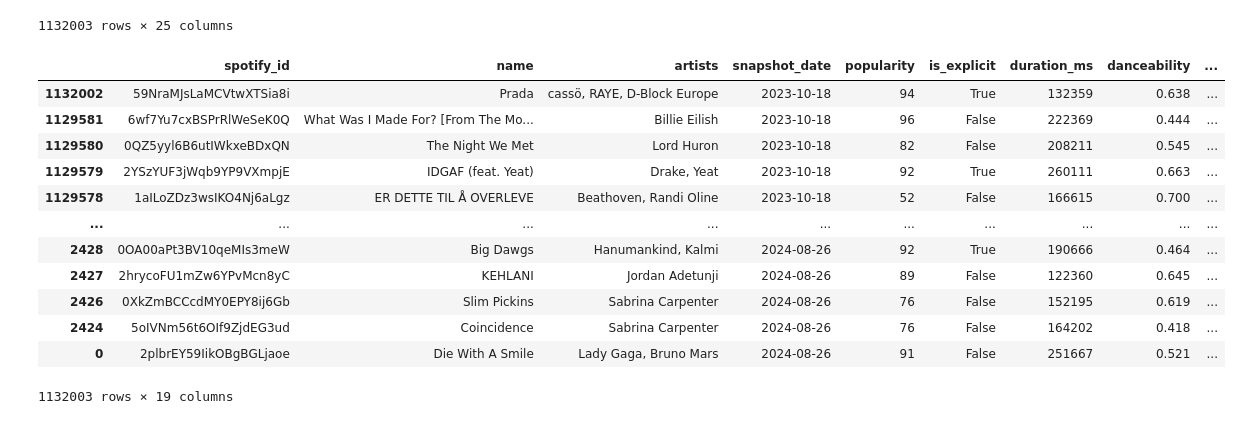
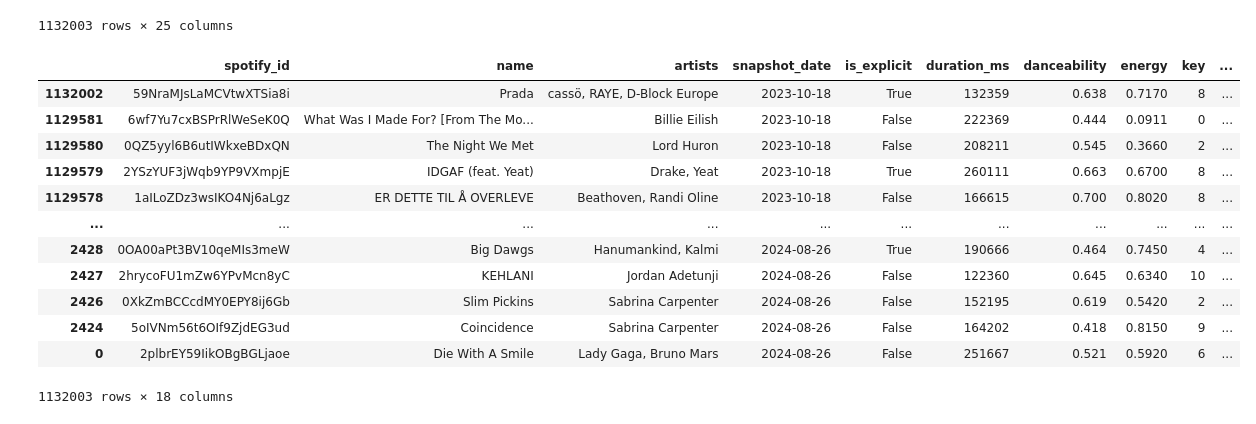
Before and after one commit to rhoai-mlops/jukebox, a Jupyter notebook: 99-data_prep/generate_datasets.ipynb, the cells around one changed output. Saved outputs shown, nothing was run; the diff lists cells and outputs as text; code cells hidden in the pictures.

Commit message:
Who puts popularity as a song property?

```diff
--- a/99-data_prep/generate_datasets.ipynb
+++ b/99-data_prep/generate_datasets.ipynb
@@ -21,24 +21,43 @@ data
 | 1132002 | 59NraMJsLaMCVtwXTSia8i | Prada | cassö, RAYE, D-Block Europe | 50 | 0 | 0 | AE | 2023-10-18 | ... |
 1132003 rows × 25 columns
 # %%
-data_song_properties = data.drop(["daily_rank", "daily_movement", "weekly_movement", "country", "album_name", "album_release_date"], axis=1)
+data_song_properties = data[[
+    "spotify_id",
+    "name",
+    "artists",
+    "snapshot_date",
+    "is_explicit",
+    "duration_ms",
+    "danceability",
+    "energy",
+    "key",
+    "loudness",
+    "mode",
+    "speechiness",
+    "acousticness",
+    "instrumentalness",
+    "liveness",
+    "valence",
+    "tempo",
+    "time_signature"
+]].copy()
 data_song_properties["snapshot_date"] = data_song_properties["snapshot_date"].apply(lambda x: datetime.strptime(x, '%Y-%m-%d'))
 data_song_properties = data_song_properties.sort_values(by="snapshot_date", ascending=True)
 data_song_properties
 # %% [output]
-|  | spotify_id | name | artists | snapshot_date | popularity | is_explicit | duration_ms | danceability | ... |
-| 1132002 | 59NraMJsLaMCVtwXTSia8i | Prada | cassö, RAYE, D-Block Europe | 2023-10-18 | 94 | True | 132359 | 0.638 | ... |
-| 1129581 | 6wf7Yu7cxBSPrRlWeSeK0Q | What Was I Made For? [From The Mo... | Billie Eilish | 2023-10-18 | 96 | False | 222369 | 0.444 | ... |
-| 1129580 | 0QZ5yyl6B6utIWkxeBDxQN | The Night We Met | Lord Huron | 2023-10-18 | 82 | False | 208211 | 0.545 | ... |
-| 1129579 | 2YSzYUF3jWqb9YP9VXmpjE | IDGAF (feat. Yeat) | Drake, Yeat | 2023-10-18 | 92 | True | 260111 | 0.663 | ... |
-| 1129578 | 1aILoZDz3wsIKO4Nj6aLgz | ER DETTE TIL Å OVERLEVE | Beathoven, Randi Oline | 2023-10-18 | 52 | False | 166615 | 0.700 | ... |
-| ... | ... | ... | ... | ... | ... | ... | ... | ... | ... |
-| 2428 | 0OA00aPt3BV10qeMIs3meW | Big Dawgs | Hanumankind, Kalmi | 2024-08-26 | 92 | True | 190666 | 0.464 | ... |
-| 2427 | 2hrycoFU1mZw6YPvMcn8yC | KEHLANI | Jordan Adetunji | 2024-08-26 | 89 | False | 122360 | 0.645 | ... |
-| 2426 | 0XkZmBCCcdMY0EPY8ij6Gb | Slim Pickins | Sabrina Carpenter | 2024-08-26 | 76 | False | 152195 | 0.619 | ... |
-| 2424 | 5oIVNm56t6OIf9ZjdEG3ud | Coincidence | Sabrina Carpenter | 2024-08-26 | 76 | False | 164202 | 0.418 | ... |
-| 0 | 2plbrEY59IikOBgBGLjaoe | Die With A Smile | Lady Gaga, Bruno Mars | 2024-08-26 | 91 | False | 251667 | 0.521 | ... |
+|  | spotify_id | name | artists | snapshot_date | is_explicit | duration_ms | danceability | energy | key | ... |
+| 1132002 | 59NraMJsLaMCVtwXTSia8i | Prada | cassö, RAYE, D-Block Europe | 2023-10-18 | True | 132359 | 0.638 | 0.7170 | 8 | ... |
+| 1129581 | 6wf7Yu7cxBSPrRlWeSeK0Q | What Was I Made For? [From The Mo... | Billie Eilish | 2023-10-18 | False | 222369 | 0.444 | 0.0911 | 0 | ... |
+| 1129580 | 0QZ5yyl6B6utIWkxeBDxQN | The Night We Met | Lord Huron | 2023-10-18 | False | 208211 | 0.545 | 0.3660 | 2 | ... |
+| 1129579 | 2YSzYUF3jWqb9YP9VXmpjE | IDGAF (feat. Yeat) | Drake, Yeat | 2023-10-18 | True | 260111 | 0.663 | 0.6700 | 8 | ... |
+| 1129578 | 1aILoZDz3wsIKO4Nj6aLgz | ER DETTE TIL Å OVERLEVE | Beathoven, Randi Oline | 2023-10-18 | False | 166615 | 0.700 | 0.8020 | 8 | ... |
+| ... | ... | ... | ... | ... | ... | ... | ... | ... | ... | ... |
+| 2428 | 0OA00aPt3BV10qeMIs3meW | Big Dawgs | Hanumankind, Kalmi | 2024-08-26 | True | 190666 | 0.464 | 0.7450 | 4 | ... |
+| 2427 | 2hrycoFU1mZw6YPvMcn8yC | KEHLANI | Jordan Adetunji | 2024-08-26 | False | 122360 | 0.645 | 0.6340 | 10 | ... |
+| 2426 | 0XkZmBCCcdMY0EPY8ij6Gb | Slim Pickins | Sabrina Carpenter | 2024-08-26 | False | 152195 | 0.619 | 0.5420 | 2 | ... |
+| 2424 | 5oIVNm56t6OIf9ZjdEG3ud | Coincidence | Sabrina Carpenter | 2024-08-26 | False | 164202 | 0.418 | 0.8150 | 9 | ... |
+| 0 | 2plbrEY59IikOBgBGLjaoe | Die With A Smile | Lady Gaga, Bruno Mars | 2024-08-26 | False | 251667 | 0.521 | 0.5920 | 6 | ... |
-1132003 rows × 19 columns
+1132003 rows × 18 columns
 # %%
 data_song_properties_latest = data_song_properties.drop_duplicates(subset=['spotify_id'], keep='first')
 data_song_properties_latest
```
Also changed, not shown: parts of 3 cells of this notebook, 3 other files.
